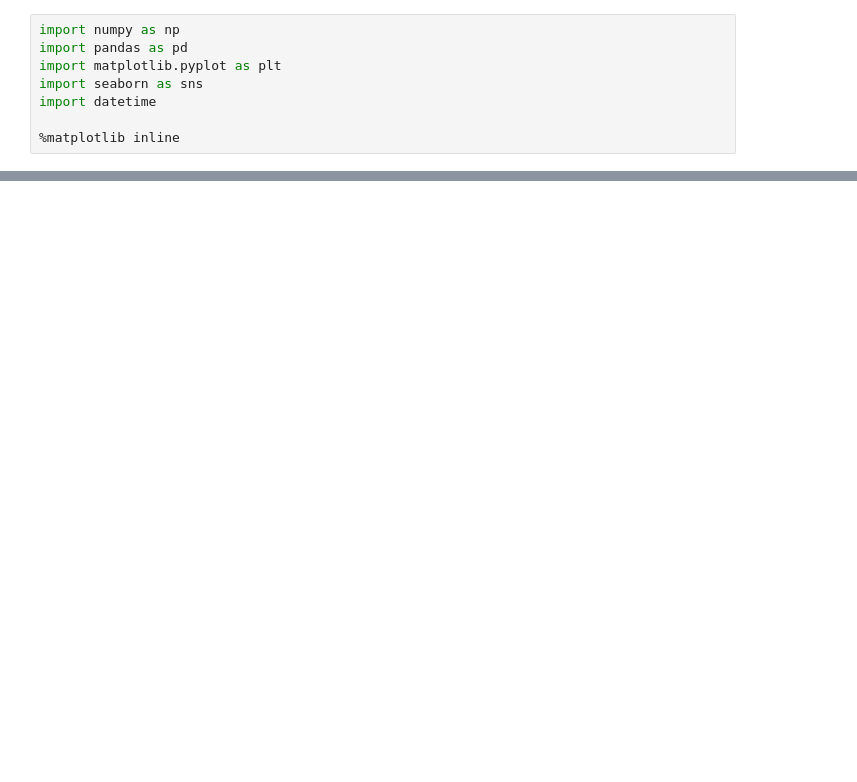
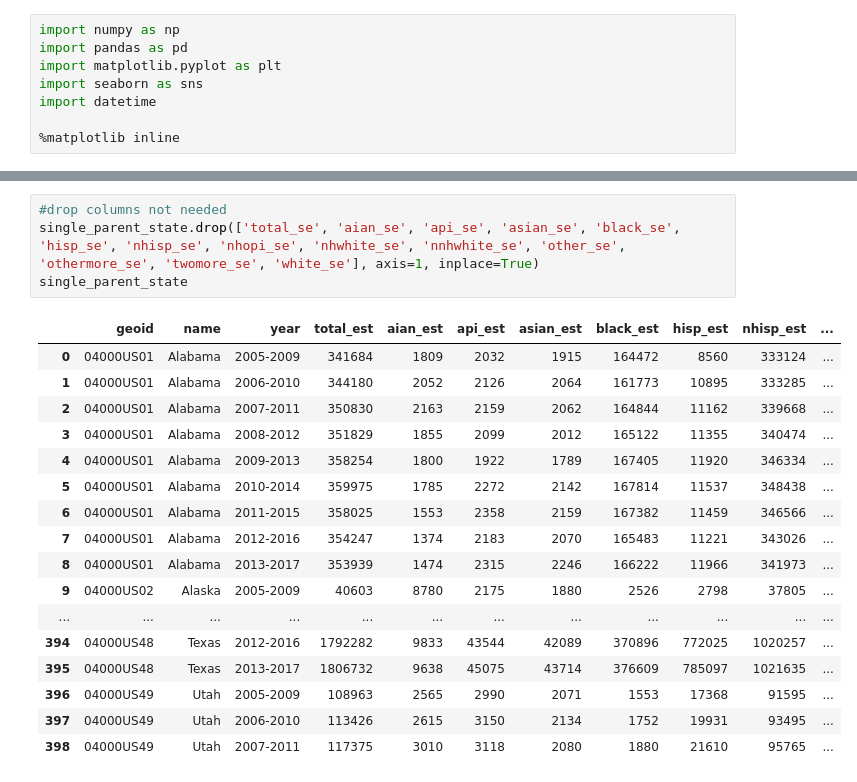
Before and after one commit to SchreinerJS/schreinerj_capstone, a Jupyter notebook: notebooks/single_parents_hh_percent_state.ipynb, the cells around one changed output, grey strips where cells are left out. Drawn from its saved outputs; the diff is of its cells as text; blank space fills up the shorter version.

```diff
--- a/notebooks/single_parents_hh_percent_state.ipynb
+++ b/notebooks/single_parents_hh_percent_state.ipynb
@@ -72,0 +125,22 @@ percentage_state
+# %%
+#drop columns not needed
+single_parent_state.drop(['total_se', 'aian_se', 'api_se', 'asian_se', 'black_se', 'hisp_se', 'nhisp_se', 'nhopi_se', 'nhwhite_se', 'nnhwhite_se', 'other_se', 'othermore_se', 'twomore_se', 'white_se'], axis=1, inplace=True)
+single_parent_state
+# %% [output]
+|  | geoid | name | year | total_est | aian_est | api_est | asian_est | black_est | hisp_est | nhisp_est | ... |
+| 0 | 04000US01 | Alabama | 2005-2009 | 341684 | 1809 | 2032 | 1915 | 164472 | 8560 | 333124 | ... |
+| 1 | 04000US01 | Alabama | 2006-2010 | 344180 | 2052 | 2126 | 2064 | 161773 | 10895 | 333285 | ... |
+| 2 | 04000US01 | Alabama | 2007-2011 | 350830 | 2163 | 2159 | 2062 | 164844 | 11162 | 339668 | ... |
+| 3 | 04000US01 | Alabama | 2008-2012 | 351829 | 1855 | 2099 | 2012 | 165122 | 11355 | 340474 | ... |
+| 4 | 04000US01 | Alabama | 2009-2013 | 358254 | 1800 | 1922 | 1789 | 167405 | 11920 | 346334 | ... |
+| 5 | 04000US01 | Alabama | 2010-2014 | 359975 | 1785 | 2272 | 2142 | 167814 | 11537 | 348438 | ... |
+| 6 | 04000US01 | Alabama | 2011-2015 | 358025 | 1553 | 2358 | 2159 | 167382 | 11459 | 346566 | ... |
+| 7 | 04000US01 | Alabama | 2012-2016 | 354247 | 1374 | 2183 | 2070 | 165483 | 11221 | 343026 | ... |
+| 8 | 04000US01 | Alabama | 2013-2017 | 353939 | 1474 | 2315 | 2246 | 166222 | 11966 | 341973 | ... |
+| 9 | 04000US02 | Alaska | 2005-2009 | 40603 | 8780 | 2175 | 1880 | 2526 | 2798 | 37805 | ... |
+| ... | ... | ... | ... | ... | ... | ... | ... | ... | ... | ... | ... |
+| 394 | 04000US48 | Texas | 2012-2016 | 1792282 | 9833 | 43544 | 42089 | 370896 | 772025 | 1020257 | ... |
+| 395 | 04000US48 | Texas | 2013-2017 | 1806732 | 9638 | 45075 | 43714 | 376609 | 785097 | 1021635 | ... |
+| 396 | 04000US49 | Utah | 2005-2009 | 108963 | 2565 | 2990 | 2071 | 1553 | 17368 | 91595 | ... |
+| 397 | 04000US49 | Utah | 2006-2010 | 113426 | 2615 | 3150 | 2134 | 1752 | 19931 | 93495 | ... |
+| 398 | 04000US49 | Utah | 2007-2011 | 117375 | 3010 | 3118 | 2080 | 1880 | 21610 | 95765 | ... |
```
Also changed, not shown: parts of 38 cells of this notebook.
